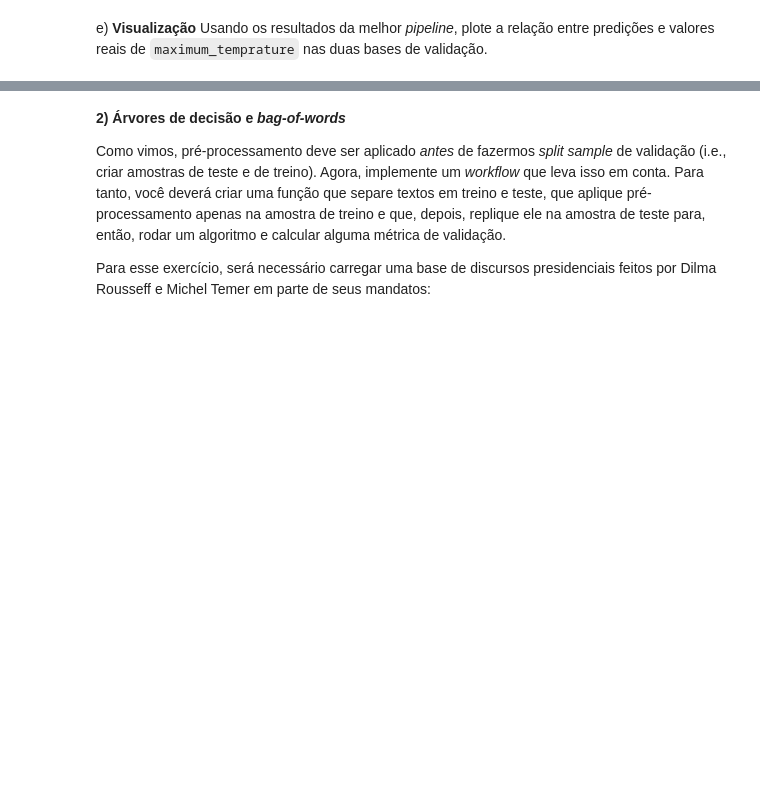
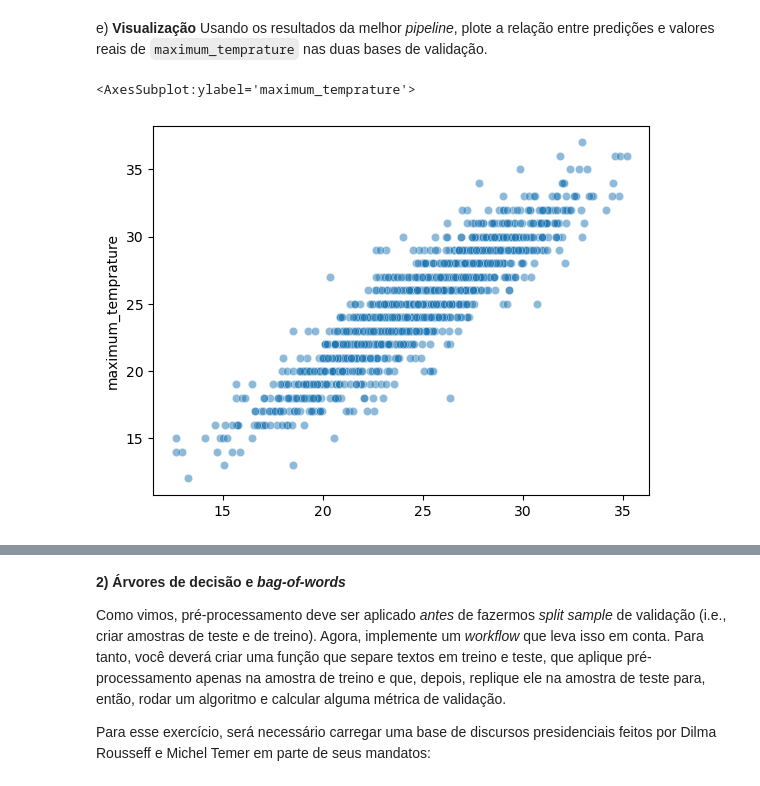
Before and after one commit to yltaba/dcp-machine-learning, a Jupyter notebook: aula_6/exercicios_aula_6.ipynb, the cells around one changed output, grey strips where cells are left out. Cells and saved outputs as stored; diff of their text form; code cells hidden in the pictures; blank space fills up the shorter version.

```diff
--- a/aula_6/exercicios_aula_6.ipynb
+++ b/aula_6/exercicios_aula_6.ipynb
@@ -158,2 +186,8 @@ X_sh = southampton.loc[:, southampton.columns != 'maximum_temprature']
 # %% [markdown]
 e) **Visualização** Usando os resultados da melhor *pipeline*, plote a relação entre predições e valores reais de `maximum_temprature` nas duas bases de validação.
+# %%
+y_pred_test_camp = get_rmse_pred_scale_poly_mars(X=X_camp, y=y_camp, return_rmse=False)
+sns.scatterplot(y_pred_test_camp[0], y_pred_test_camp[1], alpha=0.5)
+# %% [output]
+<AxesSubplot:ylabel='maximum_temprature'>
+[figure, added]
```
Also changed, not shown: parts of 18 cells of this notebook.
